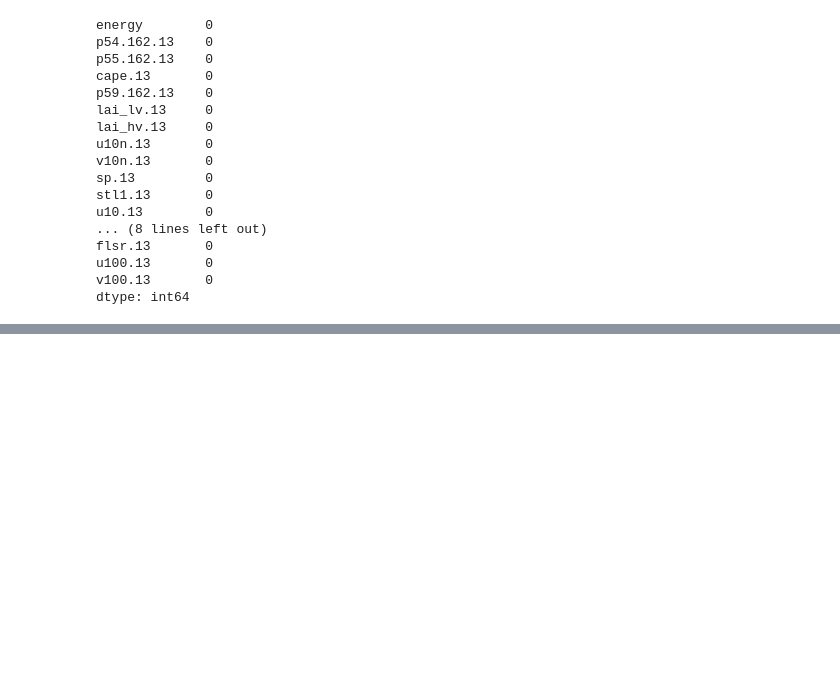
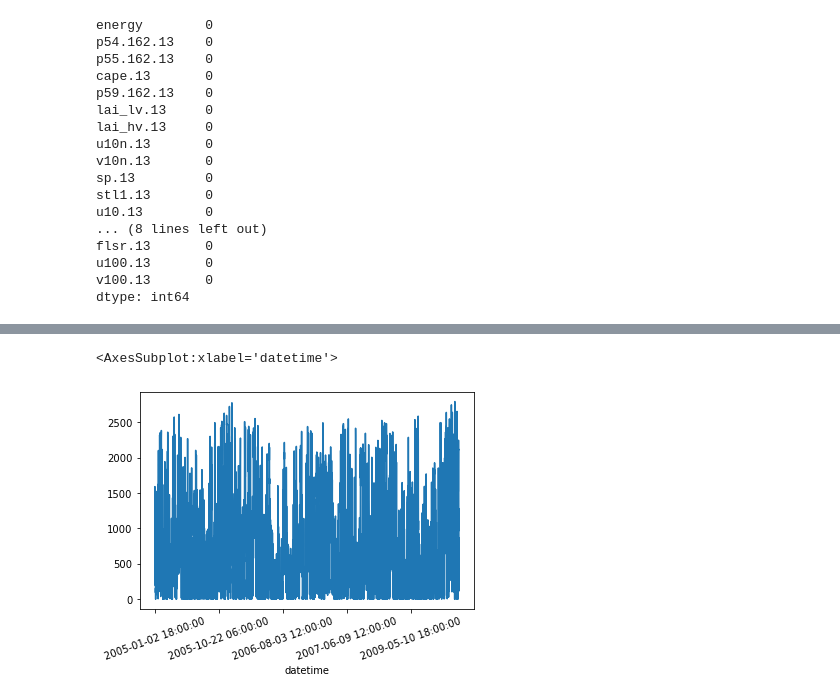
Before and after one commit to mgommez/practica1_ml, a Jupyter notebook: EDA.ipynb, the cells around one changed output, grey strips where cells are left out. Cells and saved outputs as stored; diff of their text form; code cells hidden in the pictures; blank space fills up the shorter version.

Commit message:
EDA file with plots

```diff
--- a/EDA.ipynb
+++ b/EDA.ipynb
@@ -130,0 +157,5 @@ Como podemos ver, no hay ningún valor perdido en nuestros datos, por lo que no
+# %%
+wind_ava['energy'].plot(rot=20)
+# %% [output]
+<AxesSubplot:xlabel='datetime'>
+[figure, added]
```
Also changed, not shown: parts of 7 cells of this notebook.
